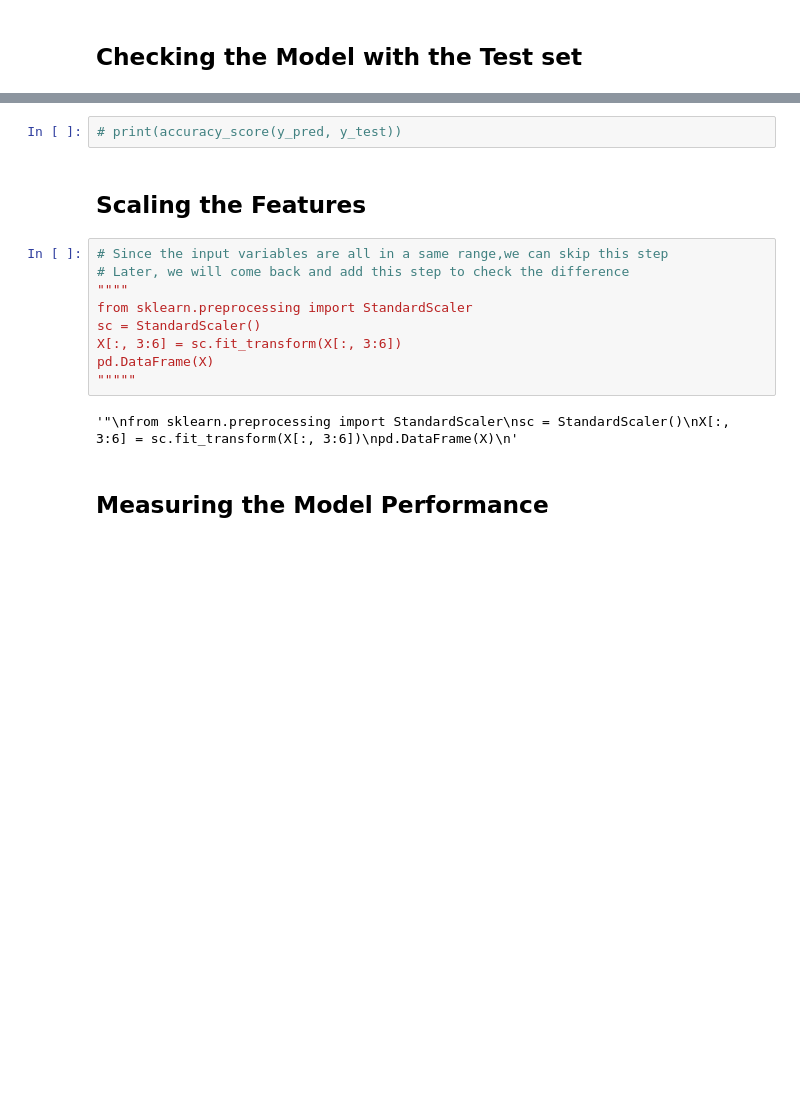
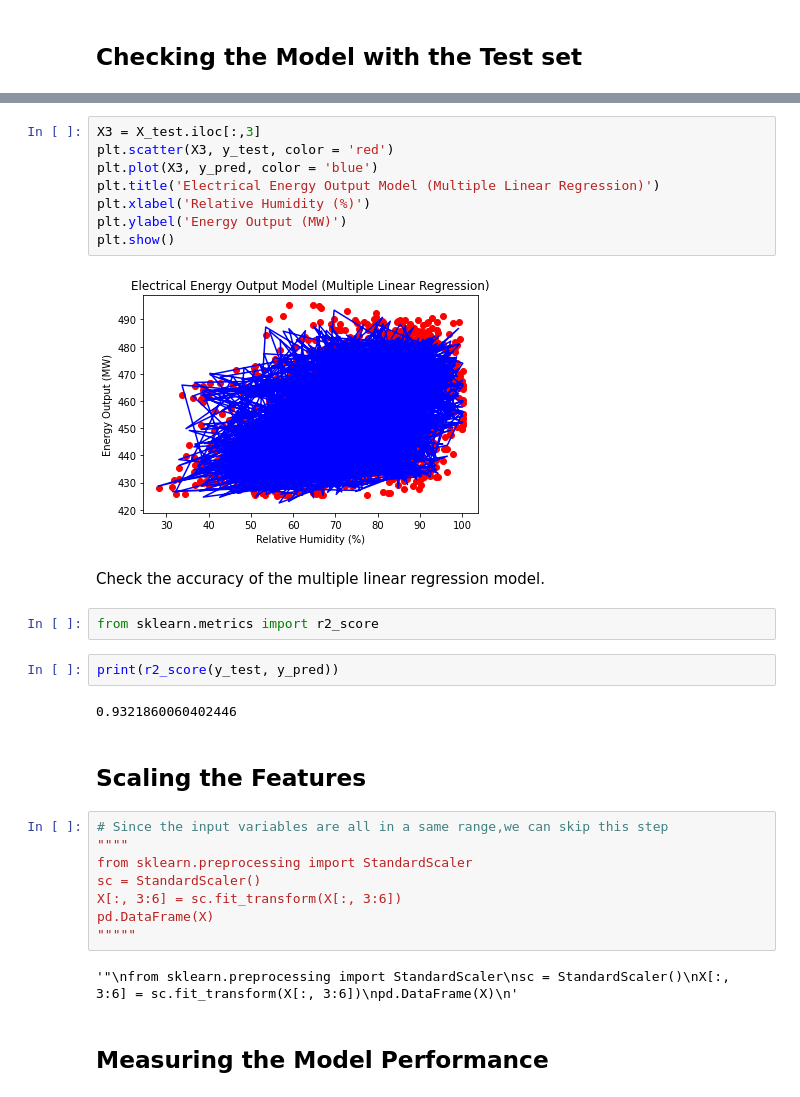
Before and after one commit to jtsang02/MANU-465, a Jupyter notebook: Assignments/Assignment1/Assignment1.ipynb, the cells around one changed output, grey strips where cells are left out. Cells and saved outputs as stored; diff of their text form; blank space fills up the shorter version.

```diff
--- a/Assignments/Assignment1/Assignment1.ipynb
+++ b/Assignments/Assignment1/Assignment1.ipynb
@@ -111,10 +149,25 @@ pd.DataFrame([y_pred,y_test])
+# %%
+X3 = X_test.iloc[:,3]
+plt.scatter(X3, y_test, color = 'red')
+plt.plot(X3, y_pred, color = 'blue')
+plt.title('Electrical Energy Output Model (Multiple Linear Regression)')
+plt.xlabel('Relative Humidity (%)')
+plt.ylabel('Energy Output (MW)')
+plt.show()
+# %% [output]
+[figure, added]
+# %% [markdown]
+Check the accuracy of the multiple linear regression model.
+# %%
+from sklearn.metrics import r2_score
 # %%
-# print(accuracy_score(y_pred, y_test))
+print(r2_score(y_test, y_pred))
+# %% [output]
+0.9321860060402446
 # %% [markdown]
 ## Scaling the Features
 # %%
 # Since the input variables are all in a same range,we can skip this step
-# Later, we will come back and add this step to check the difference
 """"
 from sklearn.preprocessing import StandardScaler
 sc = StandardScaler()
```
Also changed, not shown: parts of 18 cells of this notebook, 4 other files.
